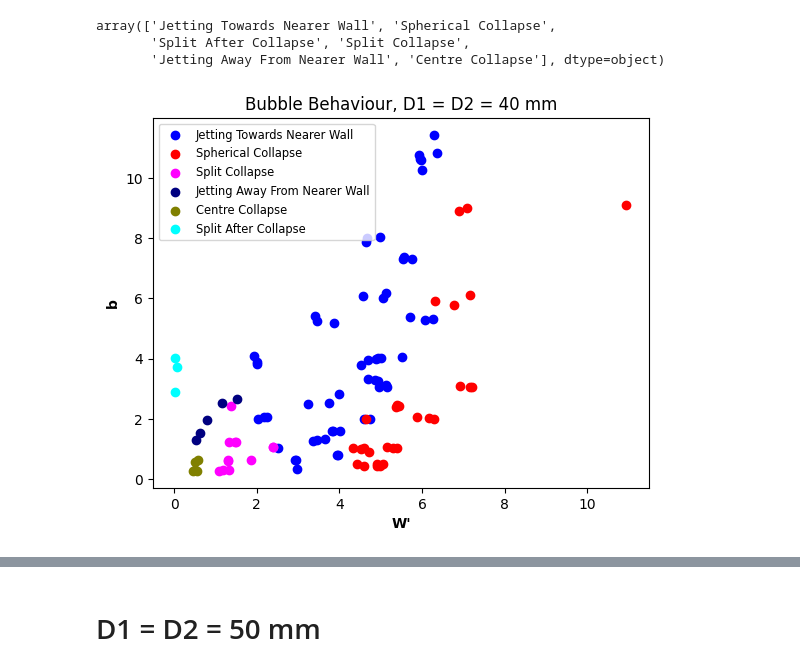
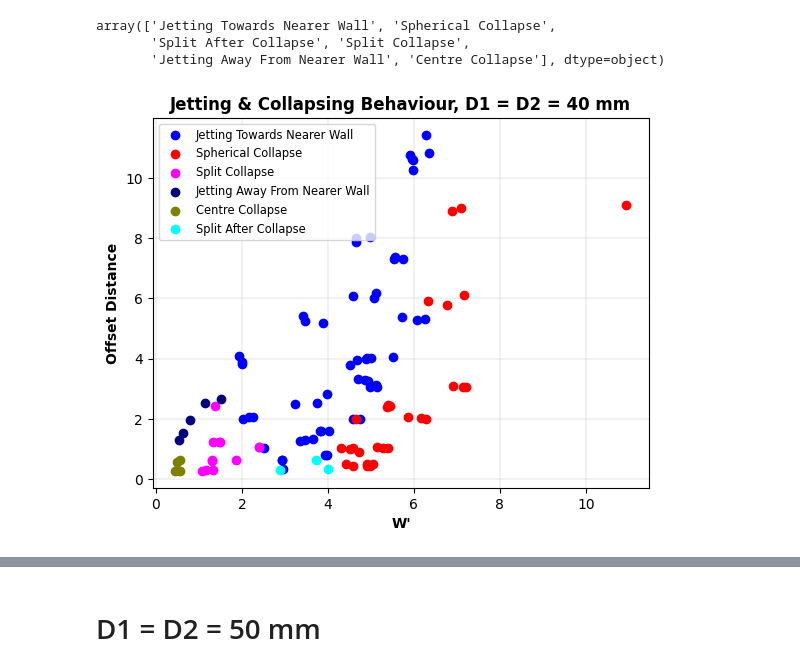
Before and after one commit to MayurPatil2711/SURE-IIT-Hyderabad, a Jupyter notebook: Plots.ipynb, the cells around one changed output, grey strips where cells are left out. Drawn from its saved outputs; the diff is of its cells as text; code cells hidden in the pictures.

```diff
--- a/Plots.ipynb
+++ b/Plots.ipynb
@@ -136,14 +153,15 @@ mm_40_jetting_away = required_data[required_data['Bubble Behaviour'] == 'Jetting
 # %%
 plt.scatter(mm_40_jetting_towards["W'"], mm_40_jetting_towards["b"], color = 'blue', label = "Jetting Towards Nearer Wall")
 plt.scatter(mm_40_spherical_collapse["W'"], mm_40_spherical_collapse["b"], color = 'red', label = "Spherical Collapse")
 plt.scatter(mm_40_split_collapse["W'"], mm_40_split_collapse["b"], color = 'fuchsia', label = "Split Collapse")
 plt.scatter(mm_40_jetting_away["W'"], mm_40_jetting_away["b"], color = 'navy', label = "Jetting Away From Nearer Wall")
 plt.scatter(mm_40_centre_collapse["W'"], mm_40_centre_collapse["b"], color = 'olive', label = "Centre Collapse")
-plt.scatter(mm_40_split_after_collapse["b'"], mm_40_split_after_collapse["W'"], color = 'cyan', label = "Split After Collapse")
-plt.xlabel("W'", fontweight = "bold"), plt.ylabel("b", fontweight = "bold")
-plt.legend(fontsize = 8.3, loc = "upper left")
-plt.title('Bubble Behaviour, D1 = D2 = 40 mm')
+plt.scatter(mm_40_split_after_collapse["W'"], mm_40_split_after_collapse["b"], color = 'cyan', label = "Split After Collapse")
+plt.xlabel("W'", fontweight = "bold"), plt.ylabel("Offset Distance", fontweight = "bold")
+plt.legend(fontsize = 8.3, loc = "upper left"), plt.grid(True, color='black', linestyle='--', linewidth=0.1)
+plt.title('Jetting & Collapsing Behaviour, D1 = D2 = 40 mm', fontweight = "bold")
+plt.savefig("/content/drive/MyDrive/IITH SURE/Plots/W'-b 40 mm.png")
 plt.show()
 #plt.savefig("/content/drive/MyDrive/IITH SURE/Plots/D1 = D2 = 25 mm.jpg")
 # %% [output]
-[figure, old version]
+[figure, new version]
```
Also changed, not shown: parts of 10 cells of this notebook.
